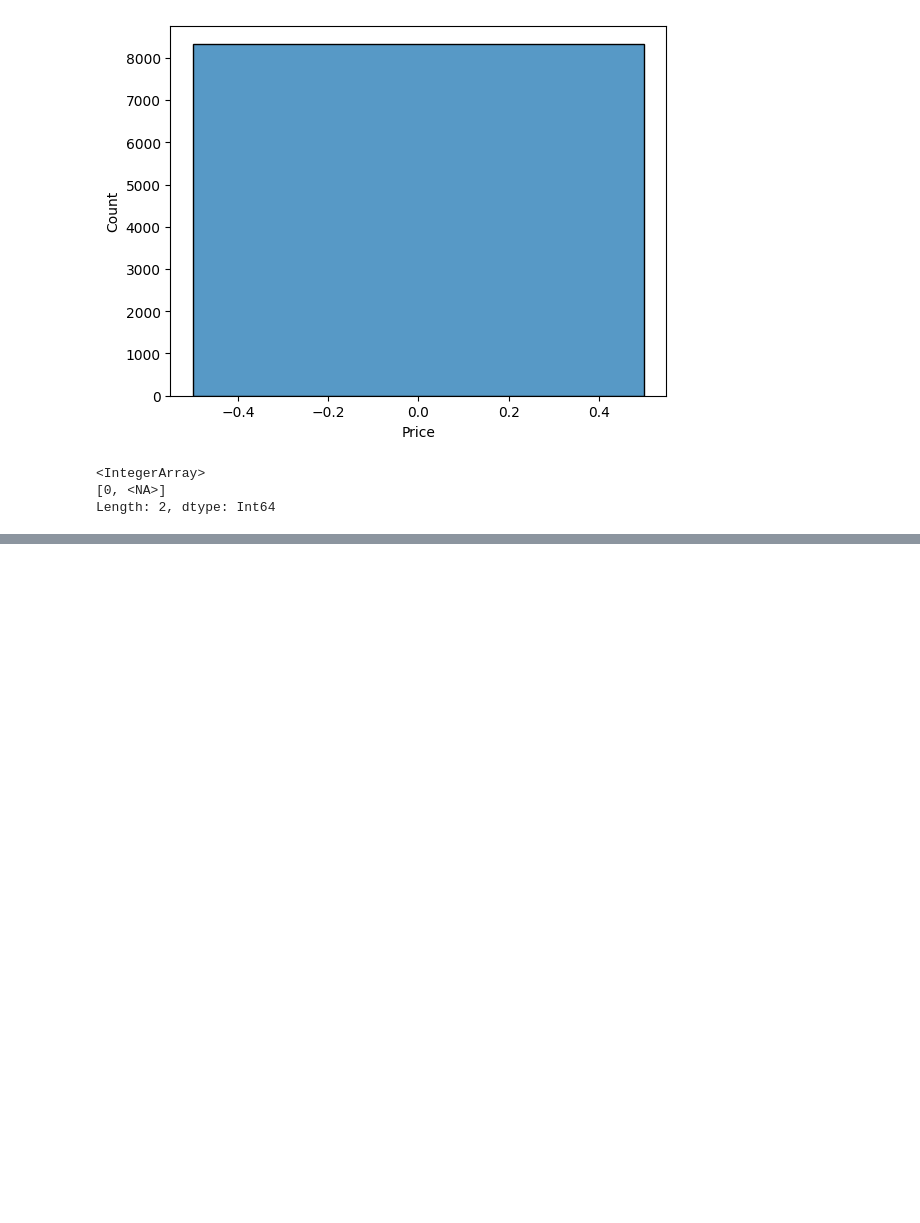
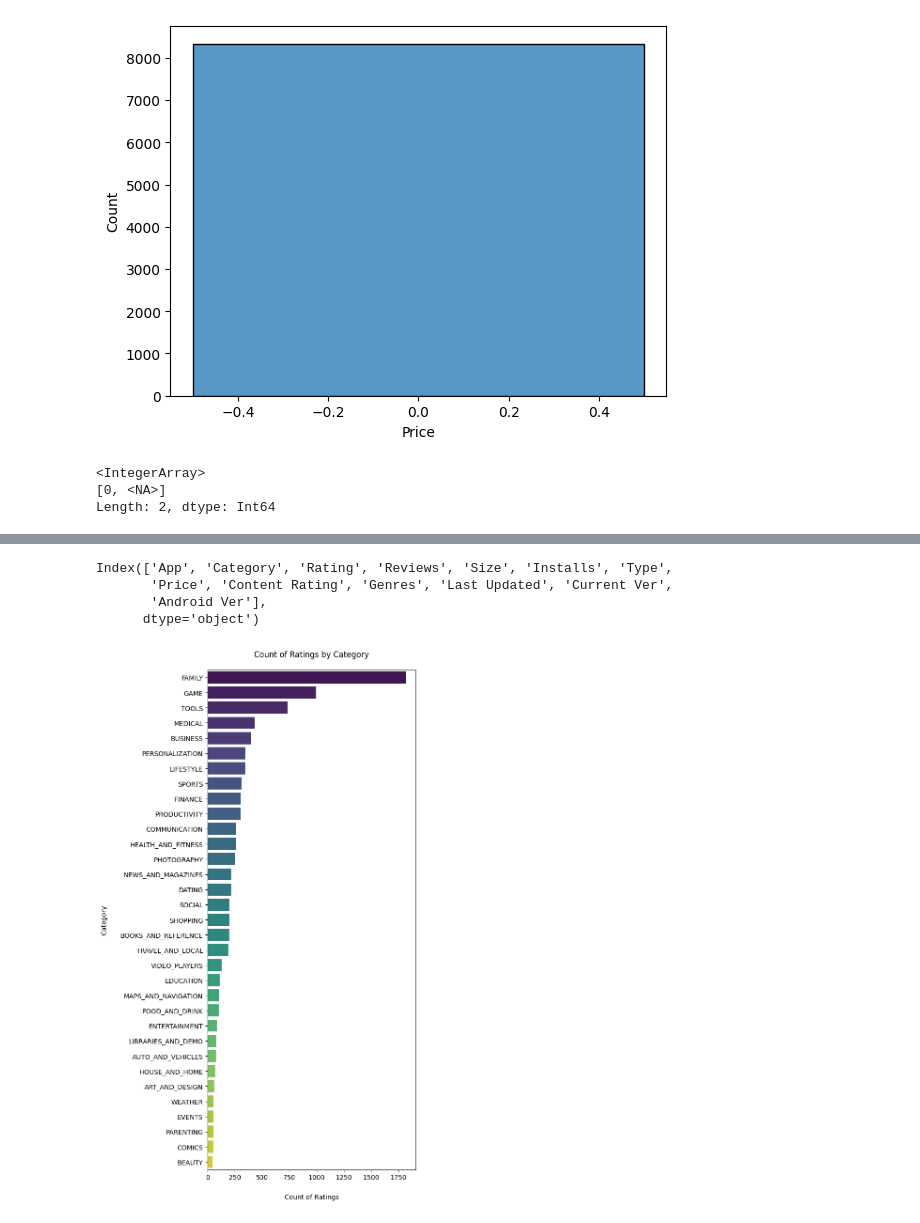
Before and after one commit to svgoudar/My-Data-Science-Roadmap, a Jupyter notebook: EDA/Data Cleaning.ipynb, the cells around one changed output, grey strips where cells are left out. Saved outputs shown, nothing was run; the diff lists cells and outputs as text; code cells hidden in the pictures; blank space fills up the shorter version.

```diff
--- a/EDA/Data Cleaning.ipynb
+++ b/EDA/Data Cleaning.ipynb
@@ -800,0 +814,7 @@ Length: 2, dtype: Int64
+# %%
+df_apps.columns
+# %% [output]
+Index(['App', 'Category', 'Rating', 'Reviews', 'Size', 'Installs', 'Type',
+       'Price', 'Content Rating', 'Genres', 'Last Updated', 'Current Ver',
+       'Android Ver'],
+      dtype='object')
@@ -800,0 +823,27 @@ Length: 2, dtype: Int64
+# %%
+import matplotlib.pyplot as plt
+import seaborn as sns
+import warnings
+warnings.filterwarnings("ignore")
+# Prepare grouped data
+rating_counts = df_apps.groupby('Category')['Rating'].count().sort_values(ascending=False)
+
+# Set figure size to increase spacing between y-axis (Category) labels
+plt.figure(figsize=(7, 12))  # Increase height (12) for more vertical spacing
+
+# Create barplot
+sns.barplot(
+    x=rating_counts.values,
+    y=rating_counts.index,
+    palette="viridis"  # Optional: better color palette
+)
+
+# Add axis labels and title with padding
+plt.xlabel('Count of Ratings', labelpad=20)
+plt.ylabel('Category', labelpad=20)
+plt.title('Count of Ratings by Category', pad=20)
+
+plt.tight_layout()  # Adjust layout to avoid overlap
+plt.show()
+# %% [output]
+[figure, added]
```
Also changed, not shown: parts of 13 cells of this notebook.
